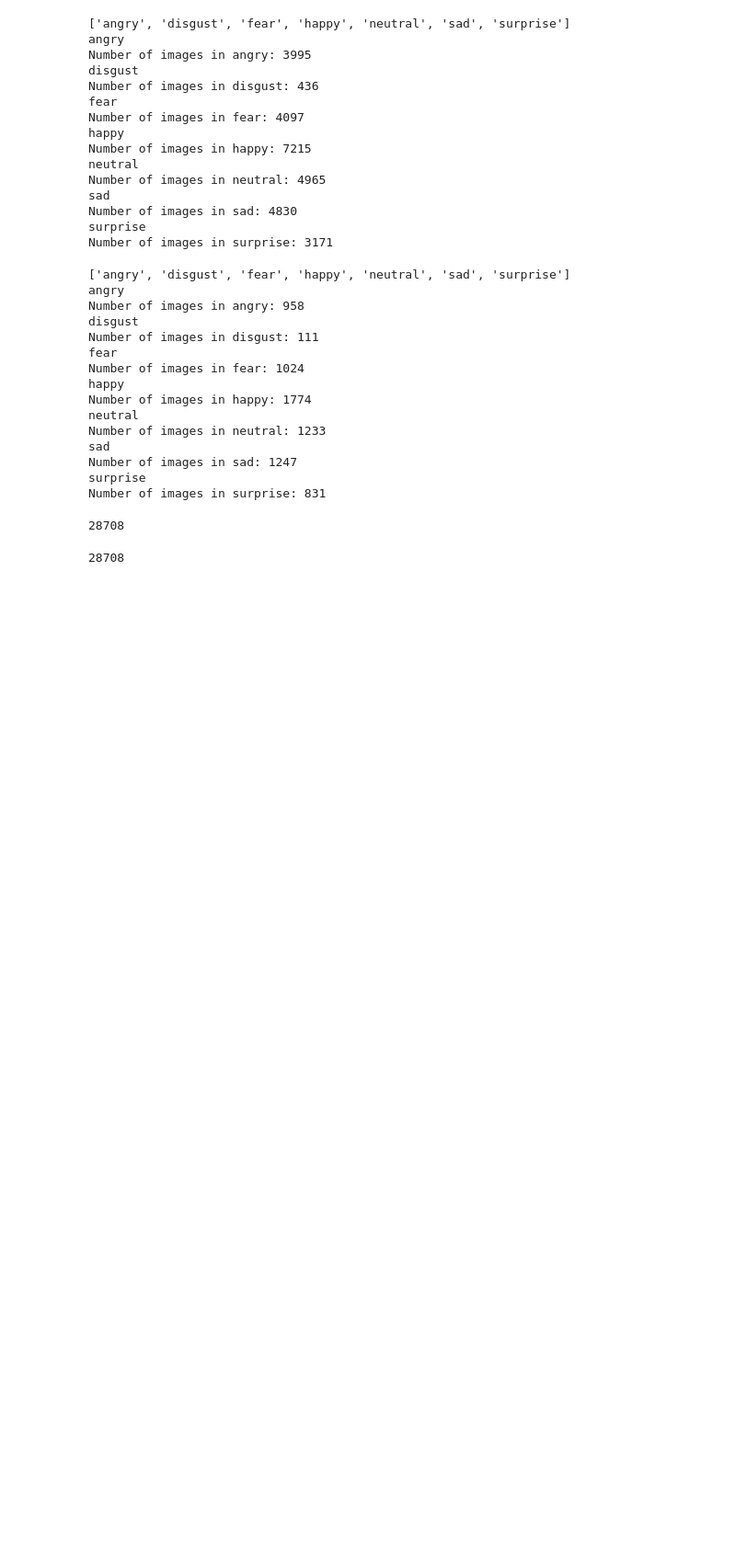
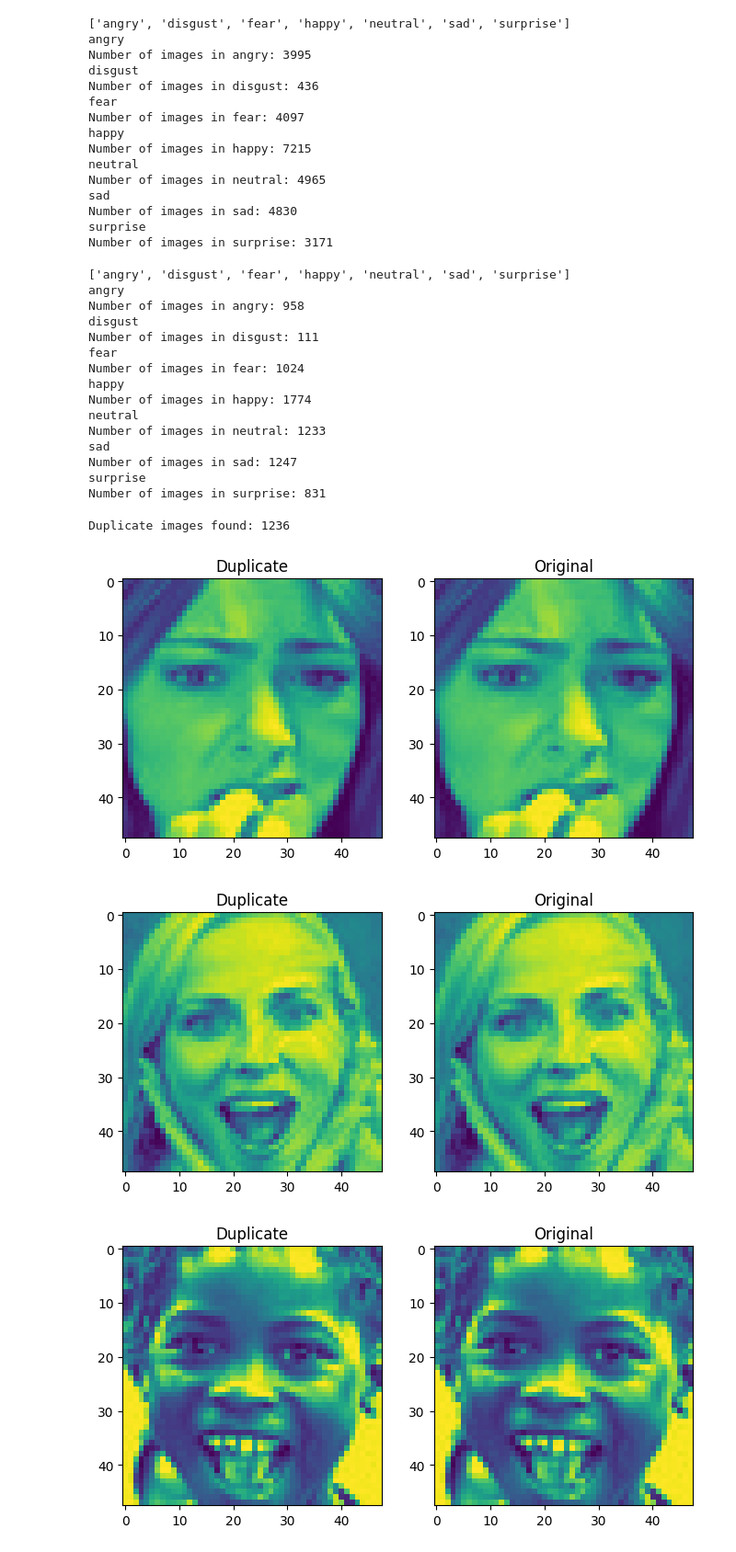
Before and after one commit to soumya7003/Ml_project_grp, a Jupyter notebook: FER CODE.ipynb, the cells around one changed output. Shown at 92% size. Drawn from its saved outputs; the diff is of its cells as text; code cells hidden in the pictures; blank space fills up the shorter version.

```diff
--- a/FER CODE.ipynb
+++ b/FER CODE.ipynb
@@ -177,30 +147,57 @@ for root, _, files in os.walk("archive/train"):
 
 import hashlib
 
-def md5_hasher(file_path):
+def hasher_images(file_path, chunk_size=8192):
     hasher = hashlib.md5()
     with open(file_path, 'rb') as f:
-        file = f.read()
-        hasher.update(file)
+        for chunk in iter(lambda: f.read(chunk_size), b''):
+            hasher.update(chunk)
     return hasher.hexdigest()
 
 duplicates = []
 images = {}
 
-for root, dirs, files in os.walk("archive/train"):
-    for file in files:
-            file_path = os.path.join(root, file)
-            hash_value = hasher_images(img_path)
+image_ext = ('.jpg', '.jpeg', '.png')
 
-            if hash_value in images:
-                duplicates.append((hash_value,img_path))
+for root, _, files in os.walk("archive/train"):
+    for file in tqdm(files, desc=f"Scanning {os.path.basename(root)}"):
+        if file.lower().endswith(image_ext):
+            img_path = os.path.join(root, file)
+            try:
+                hash_value = hasher_images(img_path)
 
-            else:
-                images[hash_value] = img_path
+                if hash_value in images:
+                    duplicates.append((hash_value, img_path))
+                else:
+                    images[hash_value] = img_path
 
-print(len(duplicates))
+            except Exception as e:
+                print(f"⚠️ Skipped {img_path}: {e}")
+
+print("Duplicate images found:", len(duplicates))
 # %% [output]
-28708
+Duplicate images found: 1236
 # %%
+random5 = random.sample(duplicates, 5)
+
+
+for hash_value, img_path in random5:
+    duplicates_img_path= img_path
+    original_img_path = images[hash_value]
+
+    plt.figure(figsize=(8,4))
+    plt.subplot(1, 2, 1)
+    duplicate_img = Image.open(duplicates_img_path)
+    plt.imshow(duplicate_img)
+    plt.title("Duplicate")
+
+
+    plt.subplot(1, 2, 2)
+    original_img = Image.open(original_img_path)
+    plt.imshow(original_img)
+    plt.title("Original")
+    plt.show()
 # %% [output]
-28708
+[figure, added]
+[figure, added]
+[figure, added]
```
Also changed, not shown: parts of 8 cells of this notebook.
